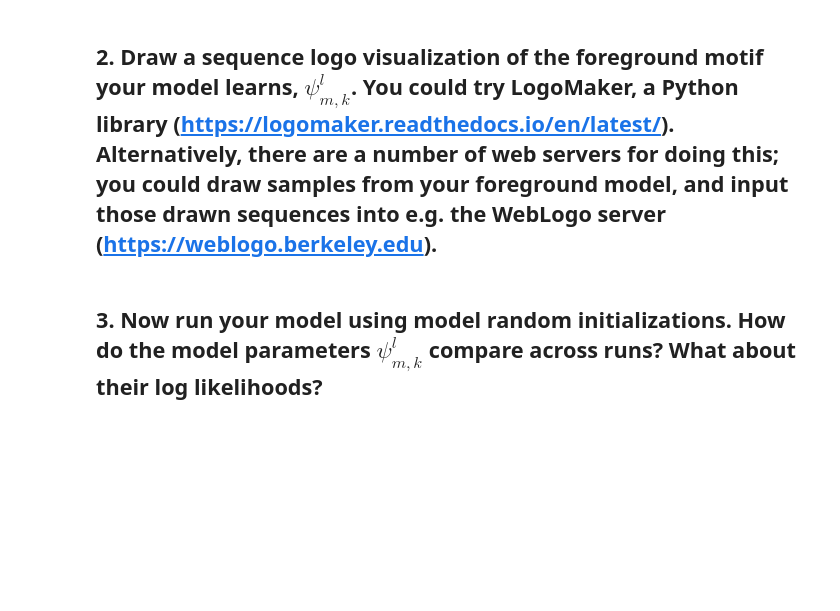
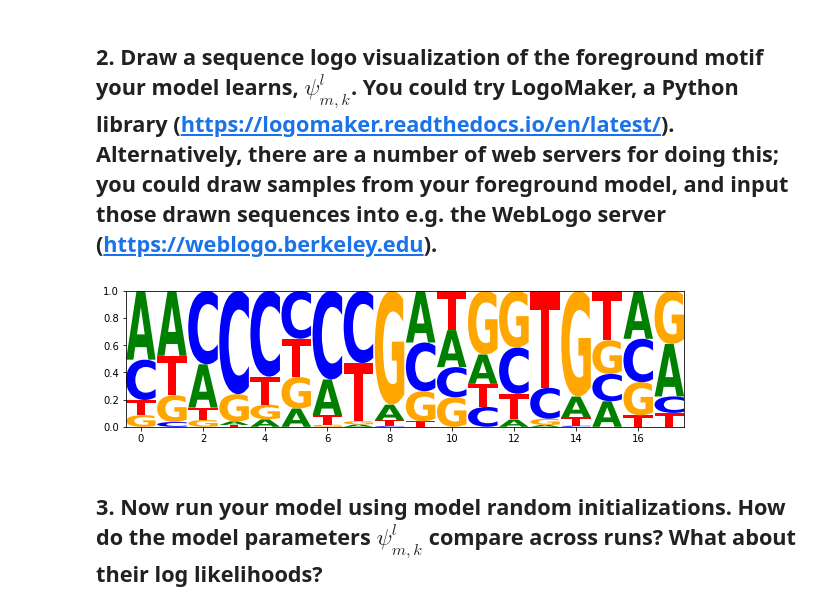
Before and after one commit to vhaghani26/BST_227_Code, a Jupyter notebook: Assignment_1.ipynb, the cells around one changed output. Drawn from its saved outputs; the diff is of its cells as text; code cells hidden in the pictures; blank space fills up the shorter version.

```diff
--- a/Assignment_1.ipynb
+++ b/Assignment_1.ipynb
@@ -456,6 +459,8 @@ Here, the EM algorithm is presented as code, but not a function.
 # %%
 # Create an empty list that will contain the log likelihoods for plotting later
 loglikelihoods = []
+# Create an empty list to store each parameter set per iteration
+params_list = []
 
 # Run EM
 for i in range(1, num_iterations+1):
@@ -477,6 +482,7 @@ for i in range(1, num_iterations+1):
   print(llh)
   # Run M-step to further optimize parameters using new posterior from E-step
   new_params = M_step(seq_data, my_posterior, motif_length)
+  params_list.append(new_params)
 # %% [markdown]
 # **Run Experiments on EM Algorithm Model**
 # %% [markdown]
@@ -569,5 +575,17 @@ plt.show()
 As we see above, the log likelihoods monotinically increase as expected and converge.
 # %% [markdown]
 ## 2. Draw a sequence logo visualization of the foreground motif your model learns, $\psi^{l}_{m, k}$. You could try LogoMaker, a Python library (https://logomaker.readthedocs.io/en/latest/). Alternatively, there are a number of web servers for doing this; you could draw samples from your foreground model, and input those drawn sequences into e.g. the WebLogo server (https://weblogo.berkeley.edu).
+# %%
+import logomaker
+import pandas as pd
+
+#def make_logo:
+motif_table = pd.DataFrame(params['psi1'],columns=['A', 'C', 'G', 'T'])
+motif_logo = logomaker.Logo(motif_table,
+                          shade_below=.5,
+                          fade_below=.5,
+                          )
+# %% [output]
+[figure, added]
 # %% [markdown]
 ## 3. Now run your model using model random initializations. How do the model parameters $\psi^{l}_{m, k}$ compare across runs? What about their log likelihoods?
```
Also changed, not shown: parts of 5 cells of this notebook.
